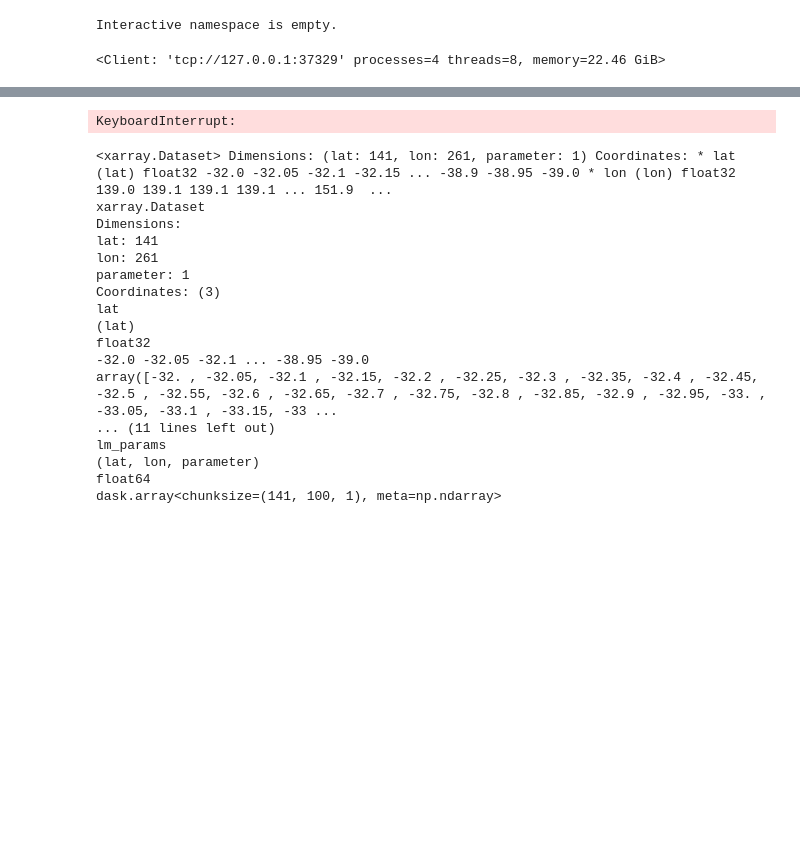
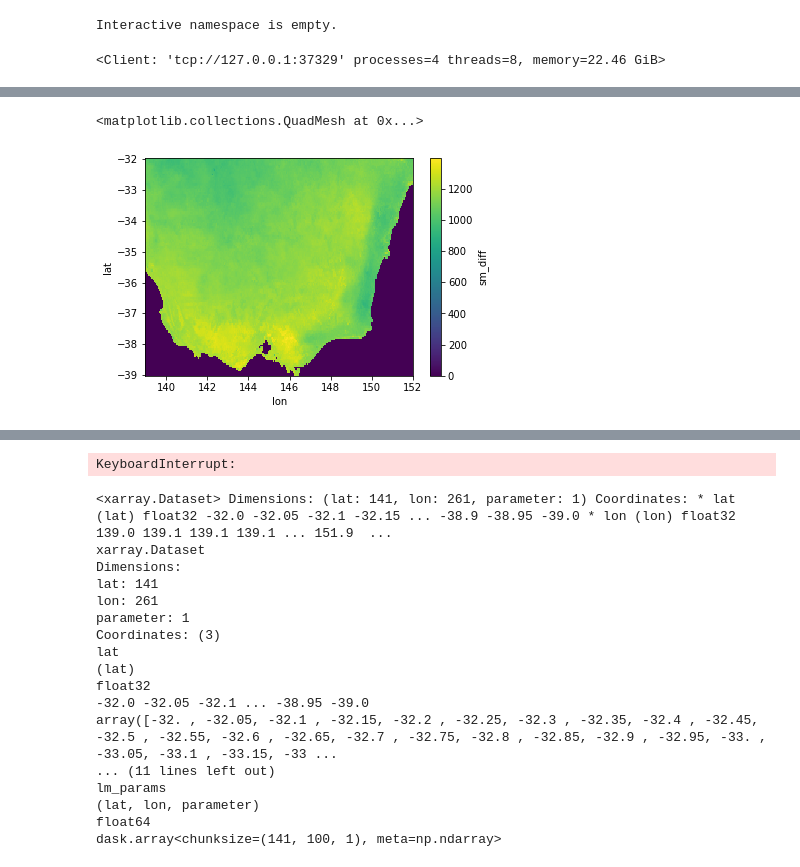
Before and after one commit to anjanadevanand/drought_break_probability, a Jupyter notebook: SM_PminusEQ_regrFit_gridded.ipynb, the cells around one changed output, grey strips where cells are left out. Cells and saved outputs as stored; diff of their text form; code cells hidden in the pictures; blank space fills up the shorter version.

```diff
--- a/SM_PminusEQ_regrFit_gridded.ipynb
+++ b/SM_PminusEQ_regrFit_gridded.ipynb
@@ -132,0 +235,5 @@ cluster.scale(cores=0)
+# %%
+da_sm_diff.where(da_sm_diff>0).count('time').plot()
+# %% [output]
+<matplotlib.collections.QuadMesh at 0x...>
+[figure, added]
```
Also changed, not shown: parts of 16 cells of this notebook, 2 other files.
